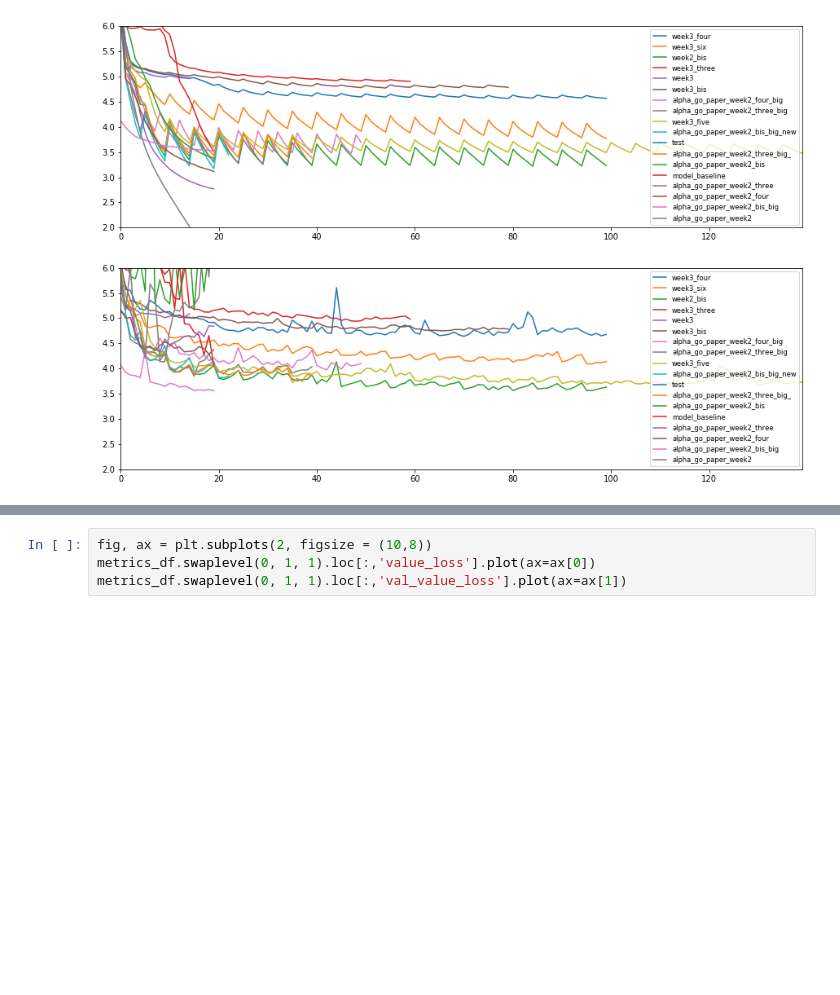
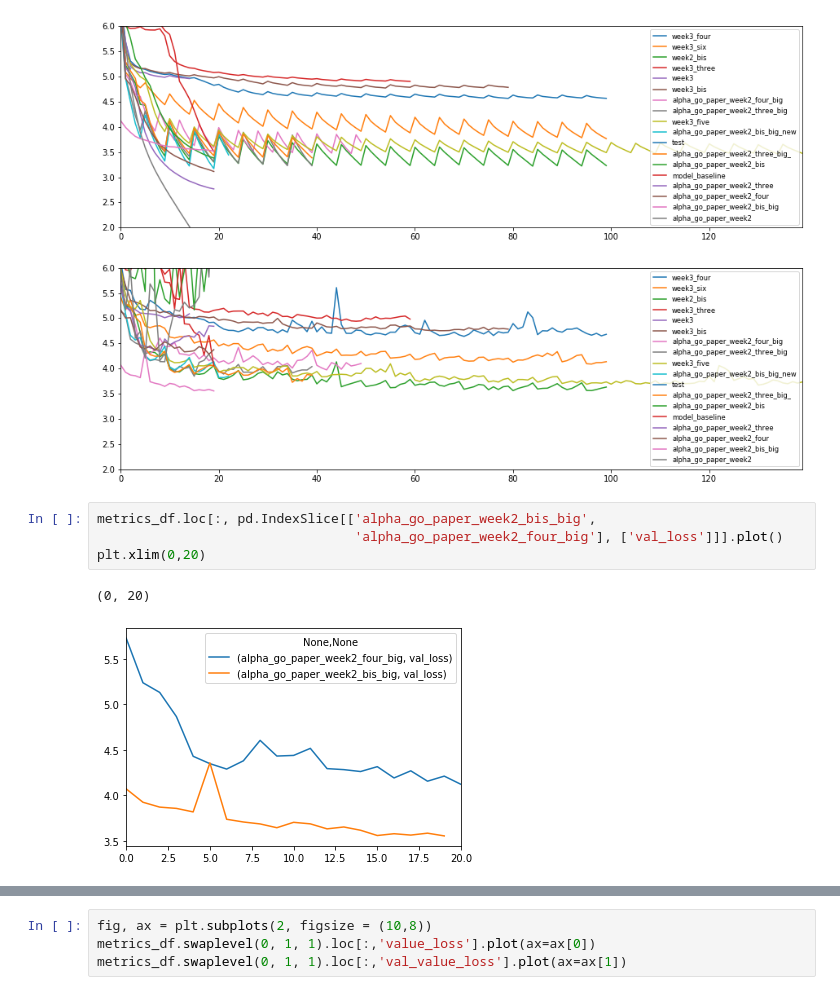
Before and after one commit to VincentHenric/Deep_learning_project, a Jupyter notebook: Compare_models_performances.ipynb, the cells around one changed output, grey strips where cells are left out. Cells and saved outputs as stored; diff of their text form; blank space fills up the shorter version.

```diff
--- a/Compare_models_performances.ipynb
+++ b/Compare_models_performances.ipynb
@@ -65,5 +65,12 @@ ax[1].legend(prop=fontP)
 # %% [output]
 <matplotlib.legend.Legend at 0x...>
 [figure]
+# %%
+metrics_df.loc[:, pd.IndexSlice[['alpha_go_paper_week2_bis_big',
+                                 'alpha_go_paper_week2_four_big'], ['val_loss']]].plot()
+plt.xlim(0,20)
+# %% [output]
+(0, 20)
+[figure, added]
 # %%
 fig, ax = plt.subplots(2, figsize = (10,8))
```
Also changed, not shown: parts of 2 cells of this notebook, 3 other files.
